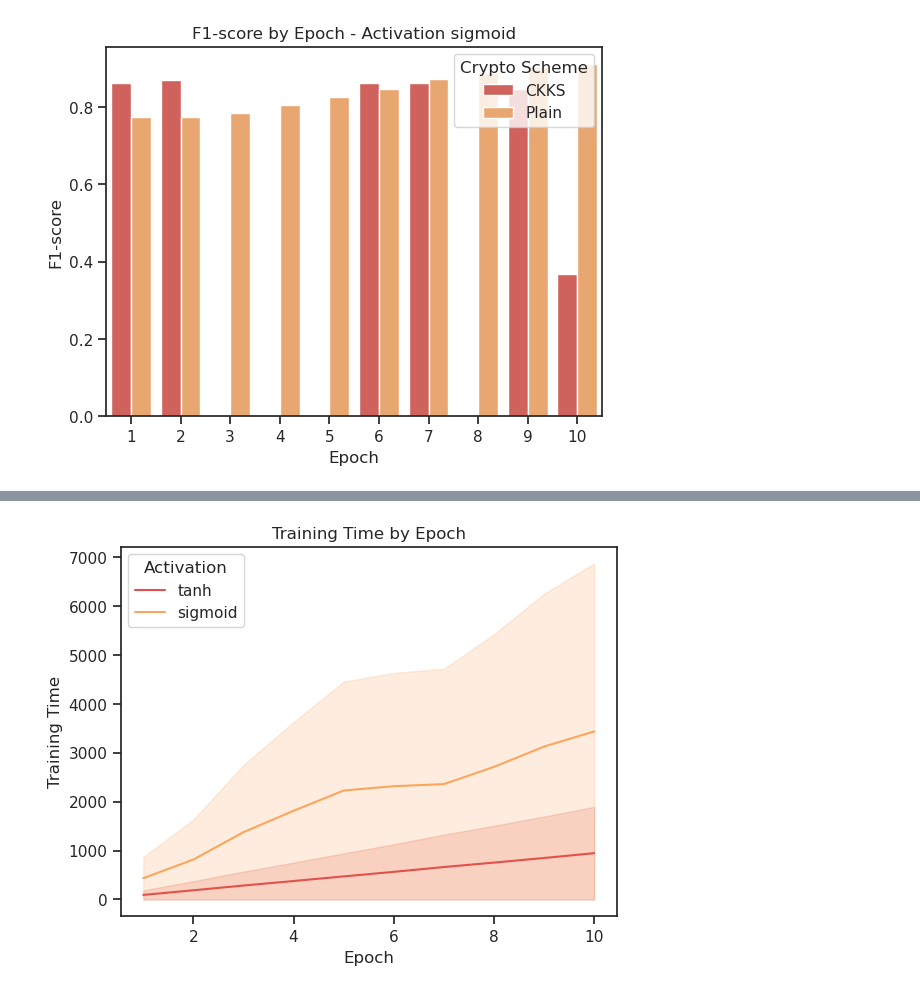
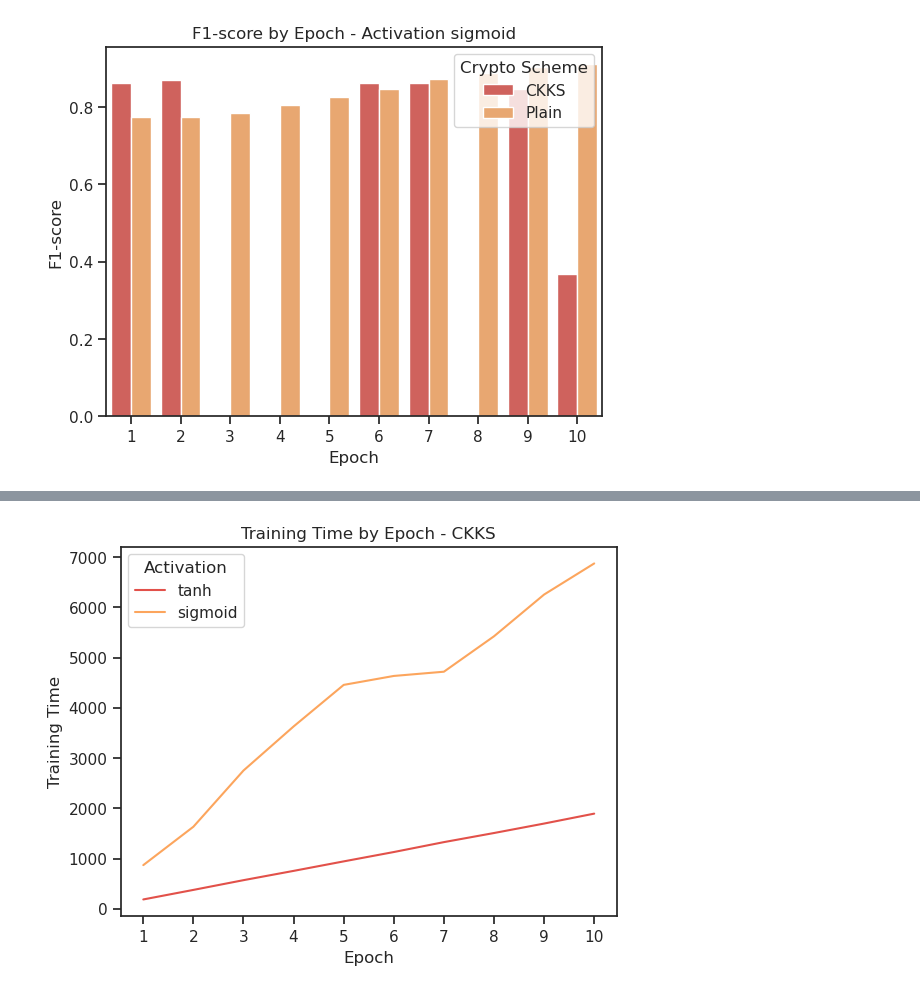
Before and after one commit to rodkruger/ppml-python, a Jupyter notebook: Metrics.ipynb, the cells around one changed output, grey strips where cells are left out. Cells and saved outputs as stored; diff of their text form; code cells hidden in the pictures.

Commit message:
Metrics adjustments

```diff
--- a/Metrics.ipynb
+++ b/Metrics.ipynb
@@ -149,8 +158,10 @@ plt.show()
 # %%
-sns.lineplot(data=df_metrics, x='Epochs', hue='Activation', y='Training Time')
-plt.title("Training Time by Epoch")
+filtered_df = df_metrics[df_metrics['Crypto Scheme'] == 'CKKS']
+sns.lineplot(data=filtered_df, x='Epochs', hue='Activation', y='Training Time')
+plt.title("Training Time by Epoch - CKKS")
 plt.xlabel("Epoch")
 plt.ylabel("Training Time")
+plt.xticks(range(1, 11))
 plt.show()
 # %% [output]
-[figure, old version]
+[figure, new version]
```
Also changed, not shown: parts of 2 cells of this notebook.
